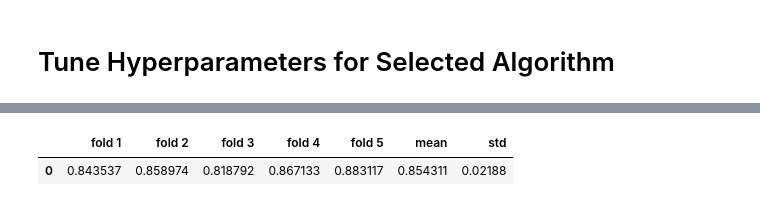
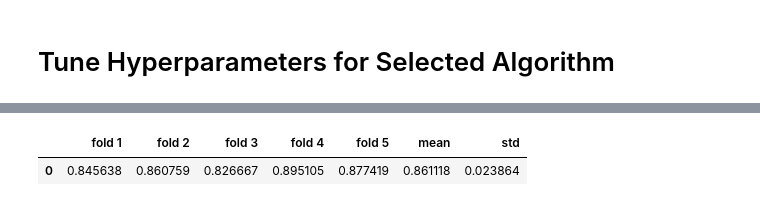
Before and after one commit to muhammadraditya28r/uci-heart-disease-ml, a Jupyter notebook: notebooks/03_data_preprocessing_and_model_training.ipynb, the cells around one changed output, grey strips where cells are left out. Cells and saved outputs as stored; diff of their text form; code cells hidden in the pictures.

```diff
--- a/notebooks/03_data_preprocessing_and_model_training.ipynb
+++ b/notebooks/03_data_preprocessing_and_model_training.ipynb
@@ -140,12 +140,12 @@ strategies = {
         categorical_pipeline=create_categorical_pipeline(add_indicator=True),
     ),
     "indicators_numeric": create_preprocessor(
-        numeric_pipeline=create_numeric_pipeline(add_indicator=False),
-        categorical_pipeline=create_categorical_pipeline(add_indicator=True),
+        numeric_pipeline=create_numeric_pipeline(add_indicator=True),
+        categorical_pipeline=create_categorical_pipeline(add_indicator=False),
     ),
     "indicators_categorical": create_preprocessor(
         numeric_pipeline=create_numeric_pipeline(add_indicator=False),
-        categorical_pipeline=create_categorical_pipeline(add_indicator=False),
+        categorical_pipeline=create_categorical_pipeline(add_indicator=True),
     ),
     "indicators_none": create_preprocessor(
         numeric_pipeline=create_numeric_pipeline(add_indicator=False),
@@ -186,4 +186,6 @@ list_of_scores
 | indicators_none | 0.826667 | 0.828025 | 0.800000 | 0.834532 | 0.853503 | 0.828546 | 0.017189 |
+# %%
+selected_preprocessor = strategies["indicators_categorical"]
 # %% [markdown]
 # Evaluate Different Algorithm
 # %%
@@ -237,8 +242,11 @@ np.float64(0.854310694099764)
 # %%
-best_model = create_training_pipeline(
+selected_model = create_training_pipeline(
     LogisticRegression(
         max_iter=5000, l1_ratio=0.5, C=1, solver="saga", random_state=RANDOM_STATE
-    )
+    ),
+    selected_preprocessor,
 )
-t.cross_validate_model(best_model, X_train, y_train, t.TrainingConfig())
+
+
+t.cross_validate_model(selected_model, X_train, y_train, t.TrainingConfig())
 # %% [output]
@@ -247,3 +255,3 @@ t.cross_validate_model(best_model, X_train, y_train, t.TrainingConfig())
 |  | fold 1 | fold 2 | fold 3 | fold 4 | fold 5 | mean | std |
-| 0 | 0.843537 | 0.858974 | 0.818792 | 0.867133 | 0.883117 | 0.854311 | 0.02188 |
+| 0 | 0.845638 | 0.860759 | 0.826667 | 0.895105 | 0.877419 | 0.861118 | 0.023864 |
 # %%
```
Also changed, not shown: parts of 13 cells of this notebook, 4 other files.
